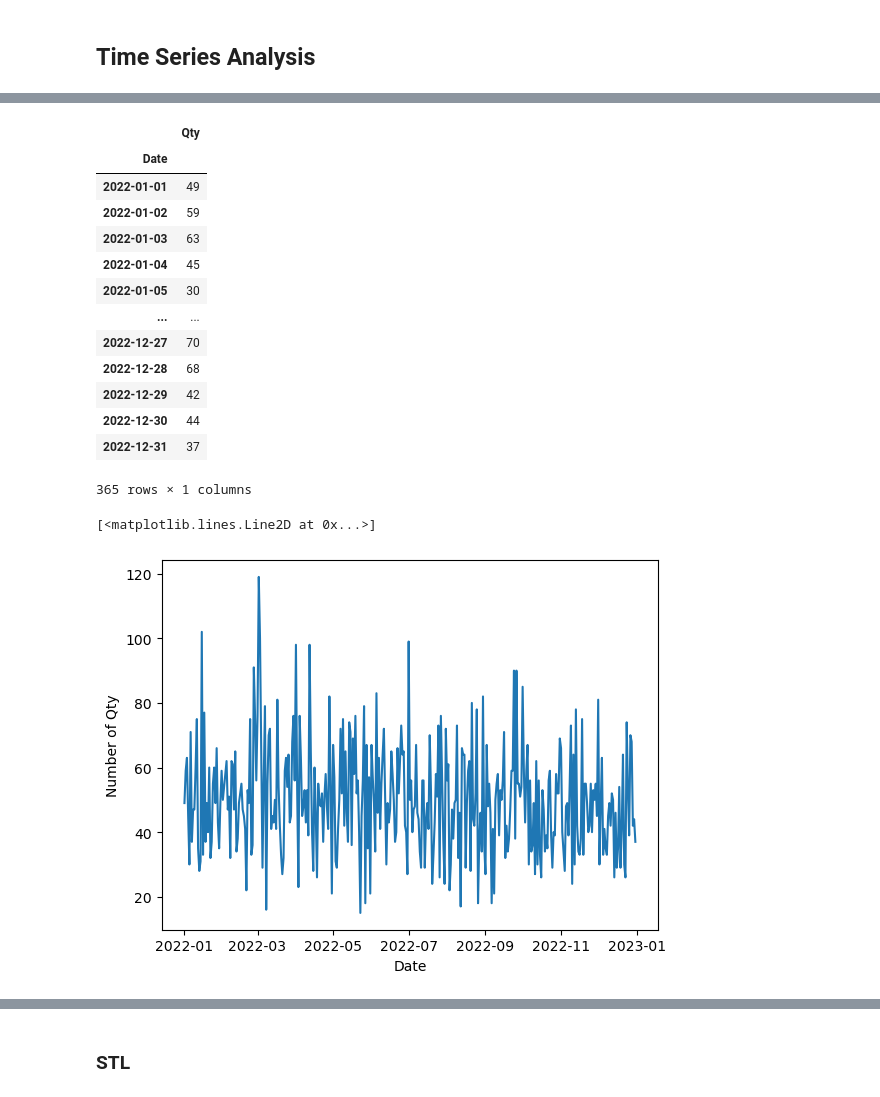
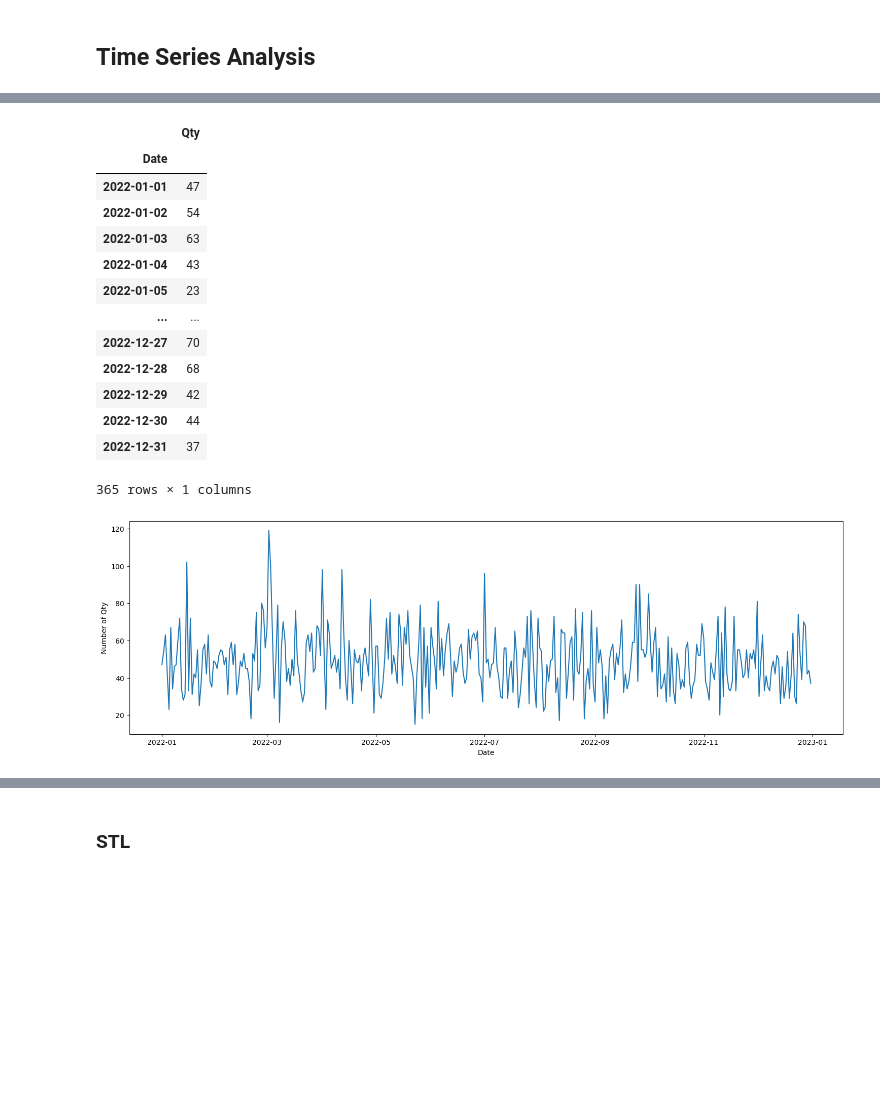
Before and after one commit to Faridwm/PBI_Rakamin-X-Kalbe_Data-Scientist, a Jupyter notebook: PBI ML.ipynb, the cells around one changed output, grey strips where cells are left out. Saved outputs shown, nothing was run; the diff lists cells and outputs as text; code cells hidden in the pictures; blank space fills up the shorter version.

```diff
--- a/PBI ML.ipynb
+++ b/PBI ML.ipynb
@@ -223,3 +262,5 @@ df_transactions['Date'] = pd.to_datetime(df_transactions['Date'], format='%d/%m/
+# %%
+df_transactions = df_transactions.drop_duplicates(subset='TransactionID', keep='last')
 # %%
 df_transactions.info()
 # %% [output]
@@ -335,11 +376,11 @@ df_tsa
 # %% [output]
 |  | Qty |
 | Date |  |
-| 2022-01-01 | 49 |
-| 2022-01-02 | 59 |
+| 2022-01-01 | 47 |
+| 2022-01-02 | 54 |
 | 2022-01-03 | 63 |
-| 2022-01-04 | 45 |
-| 2022-01-05 | 30 |
+| 2022-01-04 | 43 |
+| 2022-01-05 | 23 |
 | ... | ... |
 | 2022-12-27 | 70 |
 | 2022-12-28 | 68 |
@@ -348,9 +389,11 @@ df_tsa
 | 2022-12-31 | 37 |
 365 rows × 1 columns
 # %%
+fig, ax = plt.subplots(figsize=(15, 5))
 plt.xlabel('Date')
 plt.ylabel('Number of Qty')
+plt.tight_layout()
 plt.plot(df_tsa)
+plt.show()
 # %% [output]
-[<matplotlib.lines.Line2D at 0x...>]
-[figure, old version]
+[figure, new version]
```
Also changed, not shown: parts of 41 cells of this notebook.
